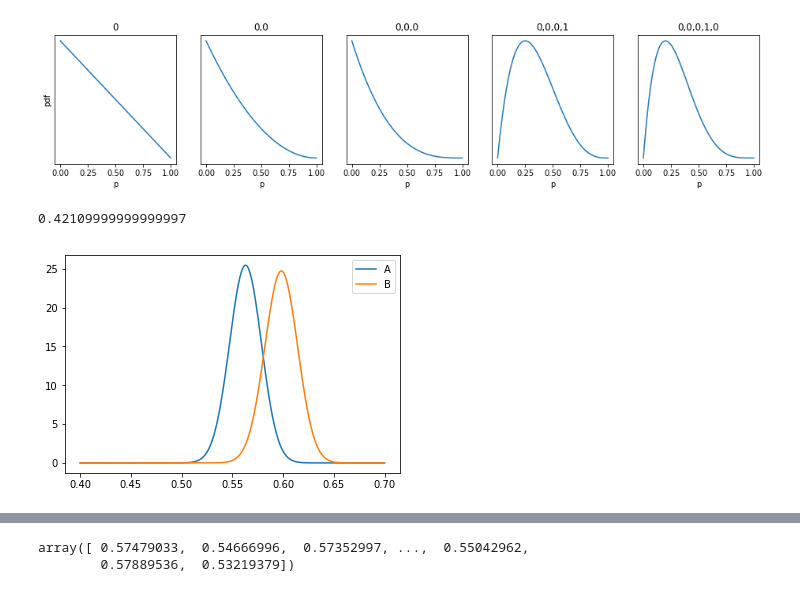
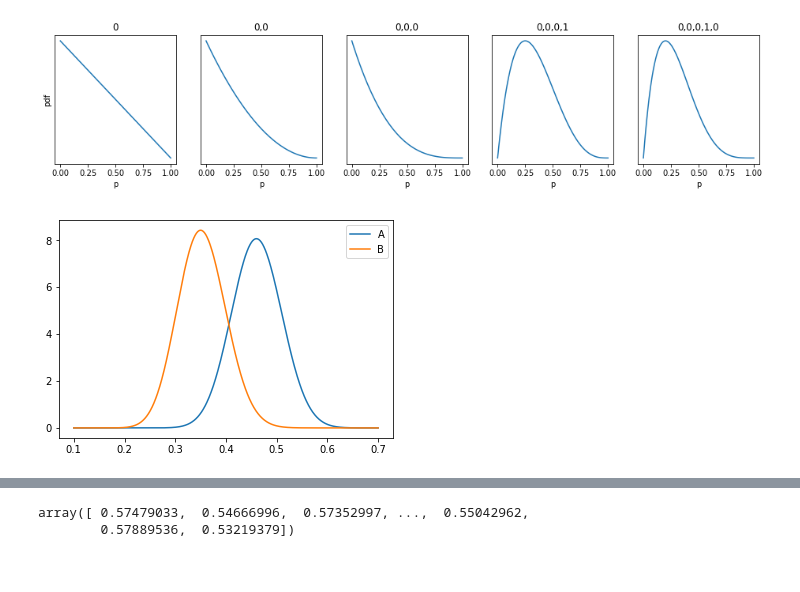
Before and after one commit to wmarshall484/DSI_LECTURES_2, a Jupyter notebook: multi-armed-bandit/moses_marsh/coin_example.ipynb, the cells around one changed output, grey strips where cells are left out. Drawn from its saved outputs; the diff is of its cells as text; code cells hidden in the pictures.

```diff
--- a/multi-armed-bandit/moses_marsh/coin_example.ipynb
+++ b/multi-armed-bandit/moses_marsh/coin_example.ipynb
@@ -113,25 +113,19 @@ feed_bayes_and_plot(bayesB, flips_B)
 # %%
 import scipy.stats as scs
 # %%
-clicks_A, views_A, clicks_B, views_B = 563, 1000, 551, 921
+clicks_A, views_A, clicks_B, views_B = 46, 100, 35, 100
 # let's draw values from those distribution models
 simulation_size = 10000
 
 # model for A, fed with the right values
 A_model = stats.beta(1 + clicks_A, 1 + views_A - clicks_A)
-A_sim = A_model.rvs(simulation_size)
 
 # model for B, fed with the right values
 B_model = stats.beta(1 + clicks_B, 1 + views_B - clicks_B)
-B_sim = B_model.rvs(size=simulation_size)
-# %%
-(B_sim >= (A_sim + 0.04)).mean()
-# %% [output]
-0.42109999999999997
 # %%
-xx = np.linspace(0.4,.7,1000)
+xx = np.linspace(0.1,.7,1000)
 plt.plot(xx,A_model.pdf(xx), label='A')
 plt.plot(xx,B_model.pdf(xx), label='B')
 plt.legend();
 # %% [output]
-[figure, old version]
+[figure, new version]
```
Also changed, not shown: parts of 3 cells of this notebook.
